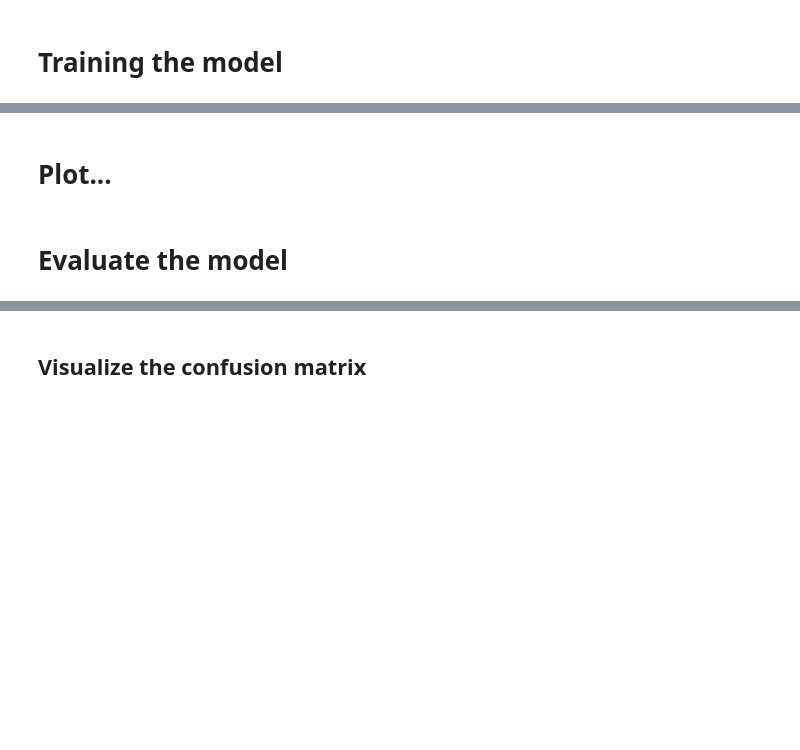
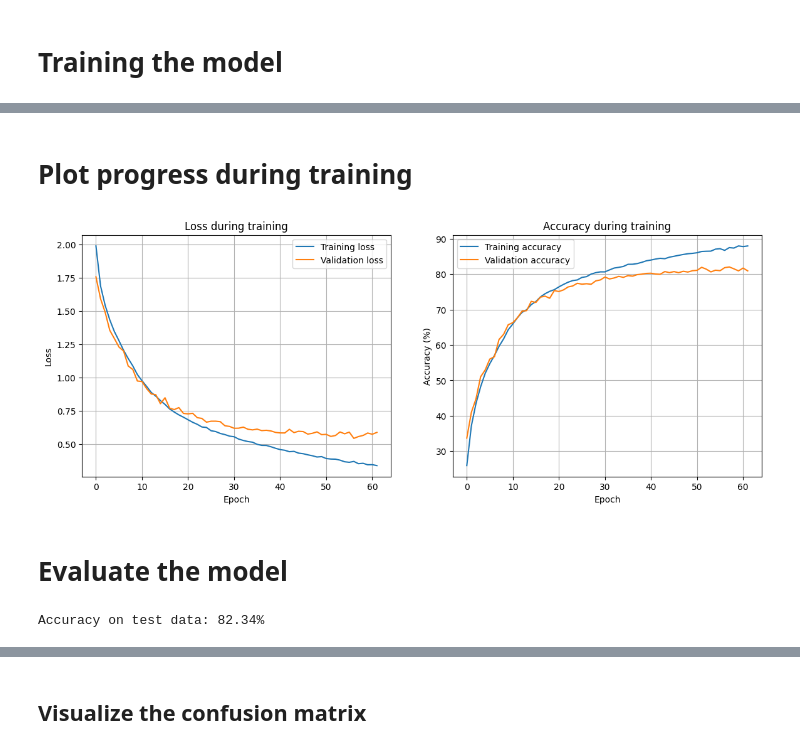
Before and after one commit to akselmh/AI_Tools_F26, a Jupyter notebook: Exam_Project/AI_tools_CIFAR_10.ipynb, the cells around one changed output, grey strips where cells are left out. Cells and saved outputs as stored; diff of their text form; code cells hidden in the pictures; blank space fills up the shorter version.

```diff
--- a/Exam_Project/AI_tools_CIFAR_10.ipynb
+++ b/Exam_Project/AI_tools_CIFAR_10.ipynb
@@ -430,33 +413,41 @@ KeyboardInterrupt:
 # %% [markdown]
-# Plot...
+# Plot progress during training
 # %%
-plt.figure(figsize=(8, 5))
+# Folder path
+folder_path = "./mobilenet_metrics"
+os.makedirs(folder_path, exist_ok=True)
+
+# figure size
+plt.figure(figsize=(14, 5))
+
+# Loss
+plt.subplot(1, 2, 1)
 plt.plot(train_losses, label="Training loss")
 plt.plot(val_losses, label="Validation loss")
 plt.xlabel("Epoch")
 plt.ylabel("Loss")
 plt.title("Loss during training")
 plt.legend()
 plt.grid()
-plt.show()
 
-
-plt.figure(figsize=(8, 5))
+# Accuracy
+plt.subplot(1, 2, 2)
 plt.plot(train_accuracies, label="Training accuracy")
 plt.plot(val_accuracies, label="Validation accuracy")
 plt.xlabel("Epoch")
 plt.ylabel("Accuracy (%)")
 plt.title("Accuracy during training")
 plt.legend()
 plt.grid()
+
+plt.savefig(folder_path + "/loss_and_accuracy_during_training.pdf")
 plt.show()
+# %% [output]
+[figure, added]
 # %% [markdown]
 # Evaluate the model
 # %%
-from sklearn.metrics import confusion_matrix, ConfusionMatrixDisplay, classification_report
-import matplotlib.pyplot as plt
-import torch
-
+# Evaluate accuracy on test dataset
 model.eval()
 
 def get_predictions_from_loader(model, dataloader):
@@ -478,3 +469,10 @@ def get_predictions_from_loader(model, dataloader):
     y_true = torch.cat(all_true)
 
     return y_true, y_pred
+
+# Get predictions
+y_true_test, y_pred_test = get_predictions_from_loader(model, test_loader)
+test_acc = (y_pred_test == y_true_test).float().mean().item() * 100
+print(f"Accuracy on test data: {test_acc:.2f}%")
+# %% [output]
+Accuracy on test data: 82.34%
```
Also changed, not shown: parts of 10 cells of this notebook, 4 other files.
